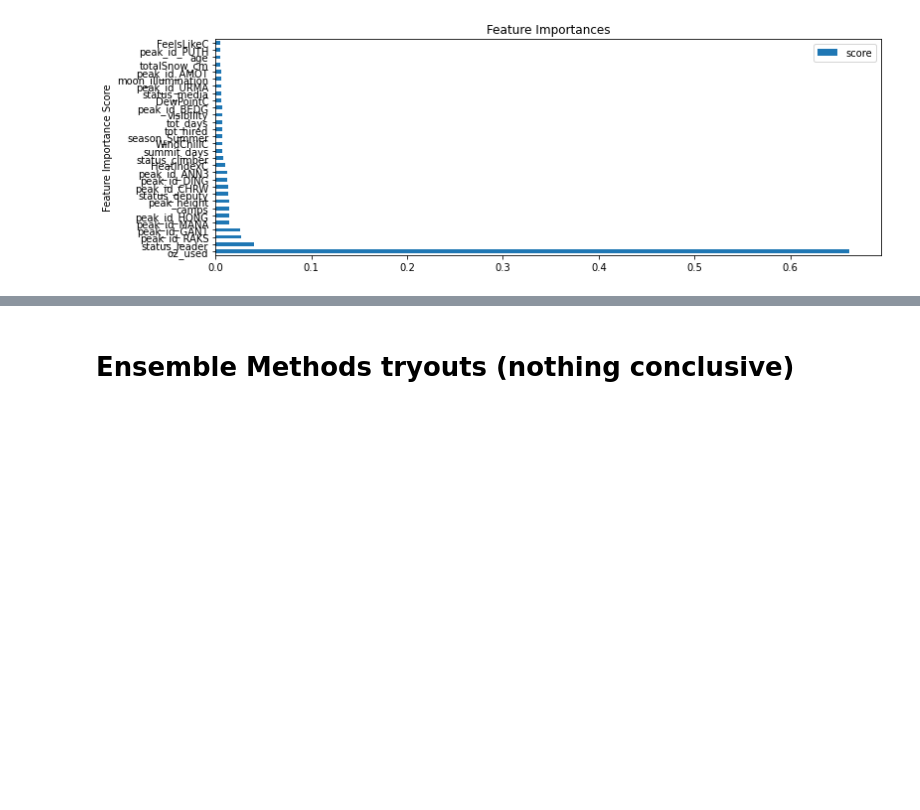
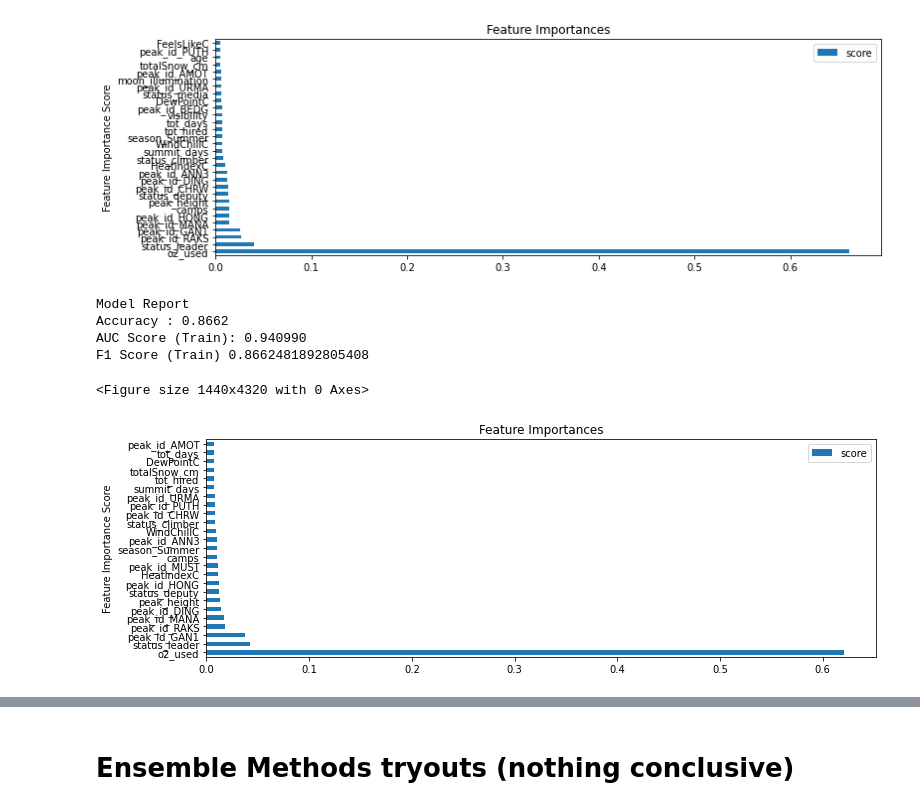
Before and after one commit to JeremyDel/himalaya-project, a Jupyter notebook: himalaya-project/ML_Boosting.ipynb, the cells around one changed output, grey strips where cells are left out. Cells and saved outputs as stored; diff of their text form; code cells hidden in the pictures; blank space fills up the shorter version.

Commit message:
last model + feature engeneering

```diff
--- a/himalaya-project/ML_Boosting.ipynb
+++ b/himalaya-project/ML_Boosting.ipynb
@@ -1019,7 +1019,7 @@ def modelfit(alg, X_train, X_test, y_train, y_test, predictors,useTrainCV=True,
     feat_imp['score'] = imp
     feat_imp['name'] = name
     plt.figure(figsize=(20,60))
-    feat_imp.sort_values(by ='score', ascending=False).head(30).plot(x='name', y='score', kind='barh', title='Feature Importances')
+    feat_imp.sort_values(by ='score', ascending=False).head(25).plot(x='name', y='score', kind='barh', title='Feature Importances')
     plt.ylabel('Feature Importance Score')
     plt.show()
 # %%
@@ -1109,3 +1109,20 @@ AUC Score (Train): 0.936652
 F1 Score (Train) 0.862143891839691
 <Figure size 1440x4320 with 0 Axes>
 [figure]
+# %%
+best_of_best = XGBClassifier(n_estimators = 1000,
+                            max_depth = 18,
+                            learning_rate = 0.115,
+                            gamma = 0.8,
+                            min_child_weight = 4,
+                            colsample_bytree = 0.3
+                            )
+# %%
+modelfit(best_of_best, X_train_final, X_test_final, y_train_final, y_test_final, feature_names)
+# %% [output]
+Model Report
+Accuracy : 0.8662
+AUC Score (Train): 0.940990
+F1 Score (Train) 0.8662481892805408
+<Figure size 1440x4320 with 0 Axes>
+[figure, added]
```
Also changed, not shown: parts of 4 cells of this notebook.
